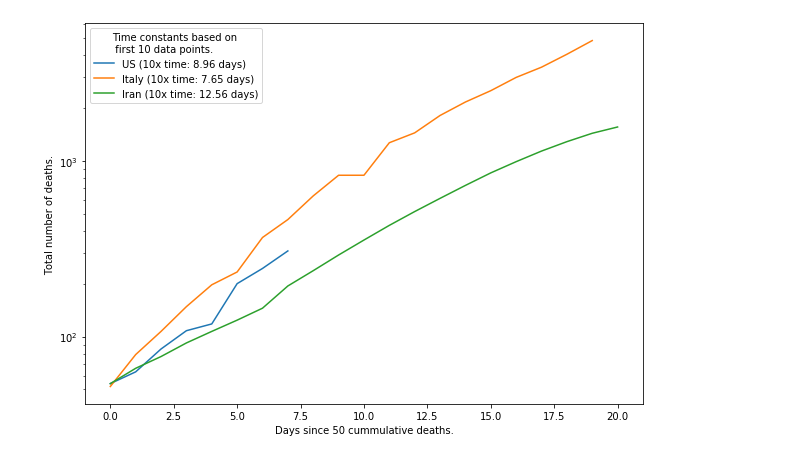
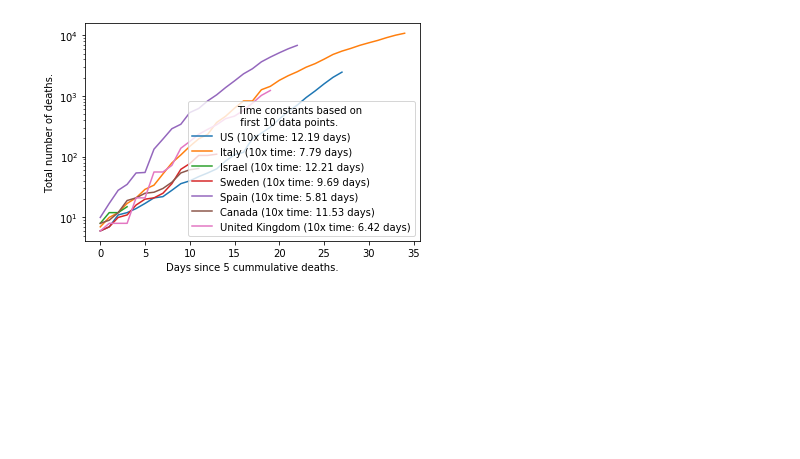
Before and after one commit to zonradkuse/covid-data-processing, a Jupyter notebook: non-interactive-plots.ipynb, the cells around one changed output. Saved outputs shown, nothing was run; the diff lists cells and outputs as text; code cells hidden in the pictures; blank space fills up the shorter version.

```diff
--- a/non-interactive-plots.ipynb
+++ b/non-interactive-plots.ipynb
@@ -2,12 +2,14 @@
 import numpy as np
 import pandas as pd
 import plots
+# %%
+country_list = ["US","Italy","Israel","Sweden","Spain","Canada","United Kingdom"]
 # %%
-plots.semilog_deaths_since(["US","Italy","Iran"],
-                          threshold_num_cases=50,
+plots.semilog_deaths_since(country_list,
+                          threshold_num_cases=5,
                           time_constant_type=10,
                           num_datapoints_fit=10,
                           fit_first_last="first")
 # %% [output]
-[figure, old version]
+[figure, new version]
 # %%
```
Also changed, not shown: parts of 4 cells of this notebook.
